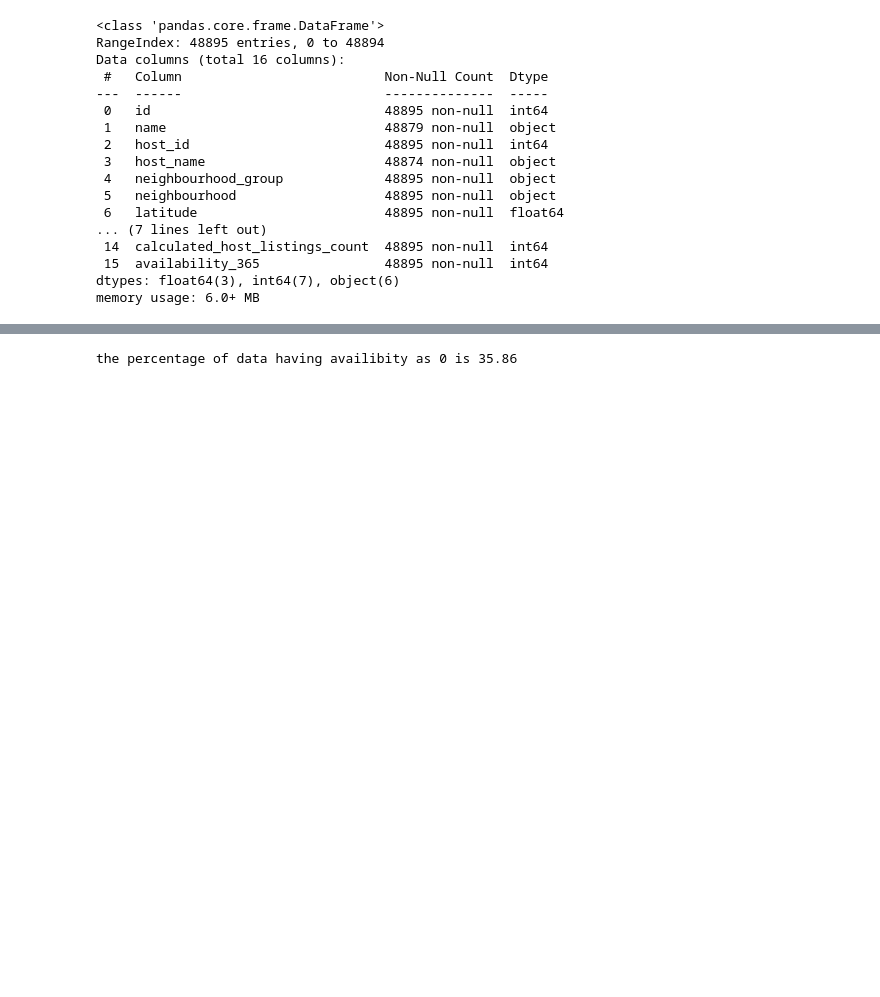
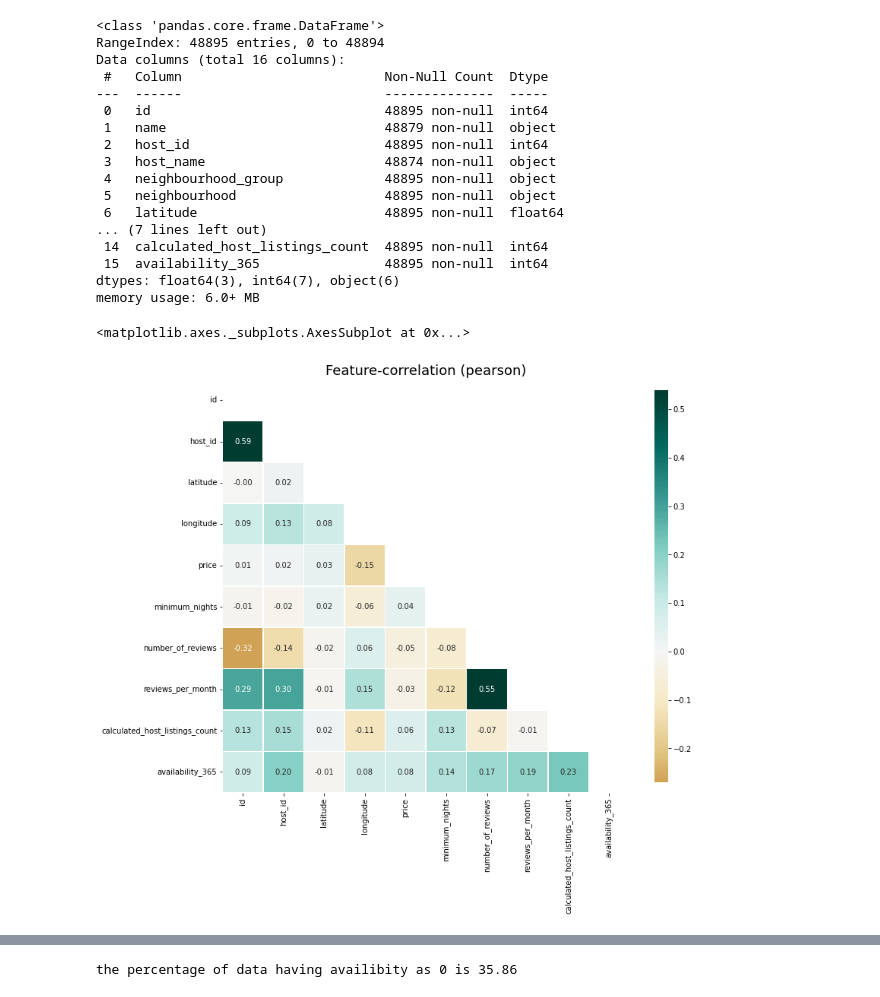
Before and after one commit to vaibhav251999/EDA-capstone-project, a Jupyter notebook: Airbnb_Bookings_Analysis_Capstone_Project.ipynb, the cells around one changed output, grey strips where cells are left out. Saved outputs shown, nothing was run; the diff lists cells and outputs as text; code cells hidden in the pictures; blank space fills up the shorter version.

```diff
--- a/Airbnb_Bookings_Analysis_Capstone_Project.ipynb
+++ b/Airbnb_Bookings_Analysis_Capstone_Project.ipynb
@@ -139,3 +150,8 @@ Data columns (total 16 columns):
  15  availability_365                48895 non-null  int64
 dtypes: float64(3), int64(7), object(6)
 memory usage: 6.0+ MB
+# %%
+klib.corr_plot(df)
+# %% [output]
+<matplotlib.axes._subplots.AxesSubplot at 0x...>
+[figure, added]
```
Also changed, not shown: parts of 5 cells of this notebook.
